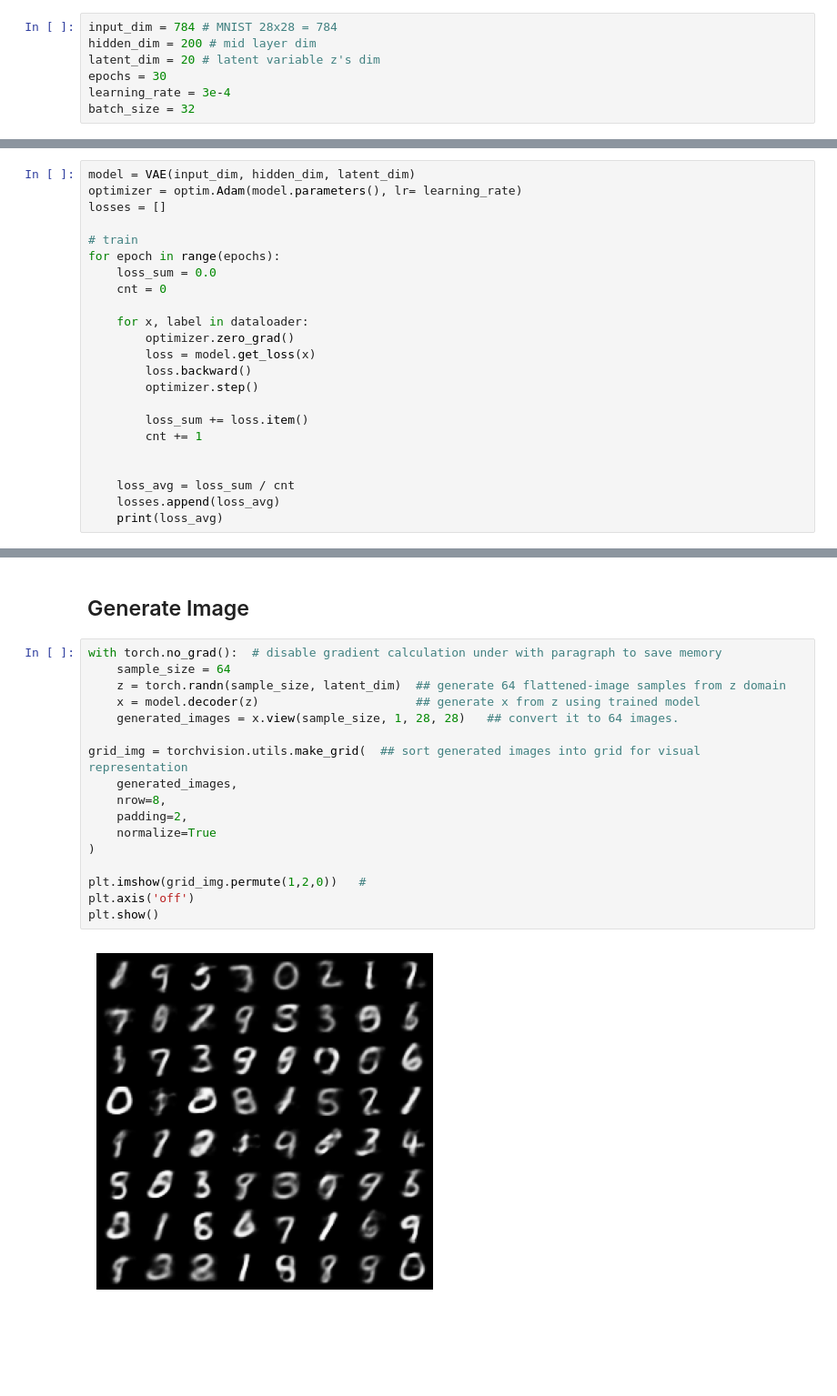
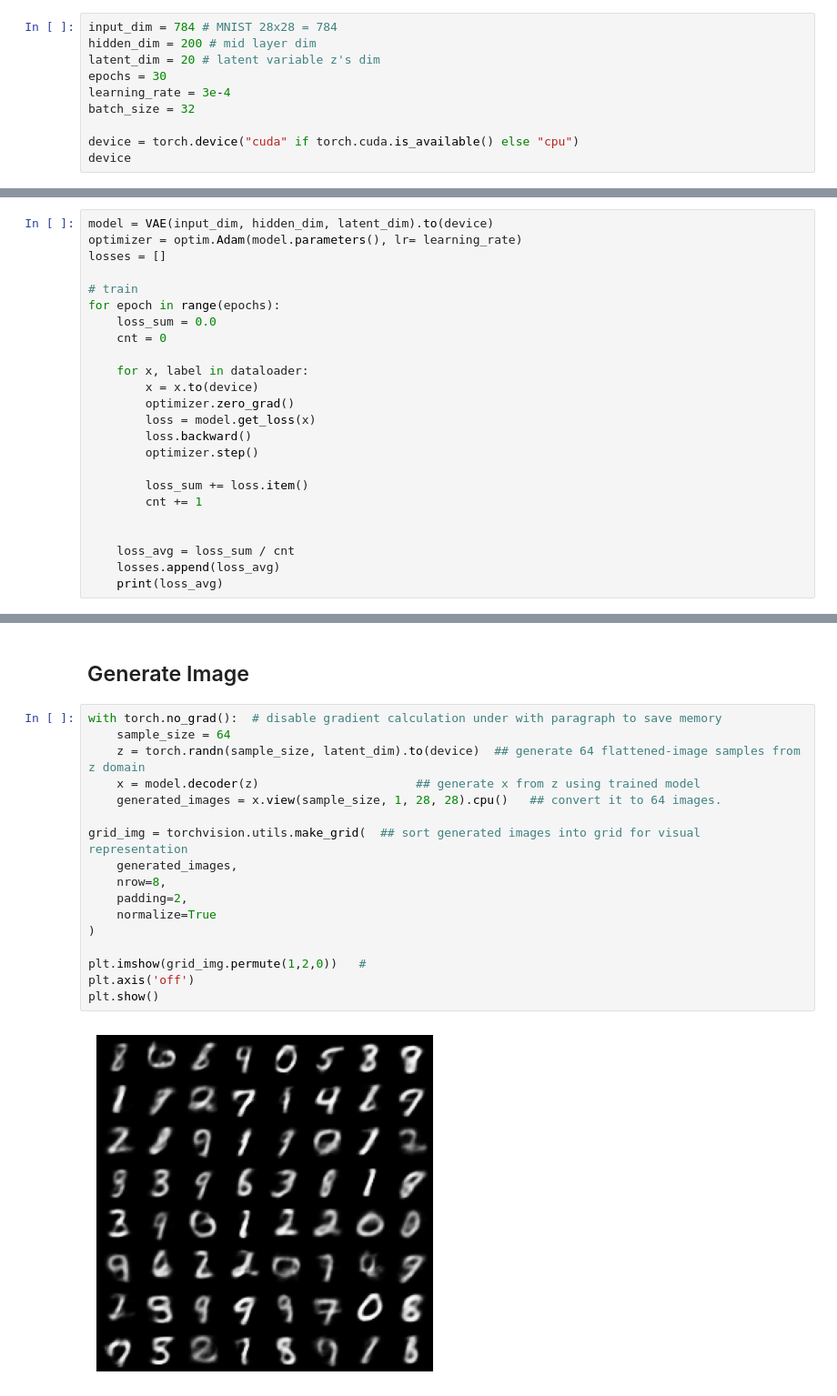
Before and after one commit to seoyumyum/deep-learning-from-scratch-5, a Jupyter notebook: step07/vae_HSEO.ipynb, the cells around one changed output, grey strips where cells are left out. Shown: that part at 91% size. Saved outputs shown, nothing was run; the diff lists cells and outputs as text; blank space fills up the shorter version.

Commit message:
cuda compatiblity

```diff
--- a/step07/vae_HSEO.ipynb
+++ b/step07/vae_HSEO.ipynb
@@ -13,3 +13,6 @@ latent_dim = 20 # latent variable z's dim
 epochs = 30
 learning_rate = 3e-4
 batch_size = 32
+
+device = torch.device("cuda" if torch.cuda.is_available() else "cpu")
+device
@@ -118,7 +123,7 @@ Extracting ./data/MNIST/raw/t10k-labels-idx1-ubyte.gz to ./data/MNIST/raw
 # %% [markdown]
 ## Training the model
 # %%
-model = VAE(input_dim, hidden_dim, latent_dim)
+model = VAE(input_dim, hidden_dim, latent_dim).to(device)
 optimizer = optim.Adam(model.parameters(), lr= learning_rate)
 losses = []
 
@@ -128,6 +133,7 @@ for epoch in range(epochs):
     cnt = 0
 
     for x, label in dataloader:
+        x = x.to(device)
         optimizer.zero_grad()
         loss = model.get_loss(x)
         loss.backward()
@@ -163,19 +169,19 @@ for epoch in range(epochs):
 # %%
 with torch.no_grad():  # disable gradient calculation under with paragraph to save memory
     sample_size = 64
-    z = torch.randn(sample_size, latent_dim)  ## generate 64 flattened-image samples from z domain
+    z = torch.randn(sample_size, latent_dim).to(device)  ## generate 64 flattened-image samples from z domain
     x = model.decoder(z)                      ## generate x from z using trained model
-    generated_images = x.view(sample_size, 1, 28, 28)   ## convert it to 64 images.
+    generated_images = x.view(sample_size, 1, 28, 28).cpu()   ## convert it to 64 images.
 
 grid_img = torchvision.utils.make_grid(  ## sort generated images into grid for visual representation
     generated_images,
     nrow=8,
     padding=2,
     normalize=True
 )
 
 plt.imshow(grid_img.permute(1,2,0))   #
 plt.axis('off')
 plt.show()
 # %% [output]
-[figure, old version]
+[figure, new version]
```
Also changed, not shown: parts of 2 cells of this notebook.
